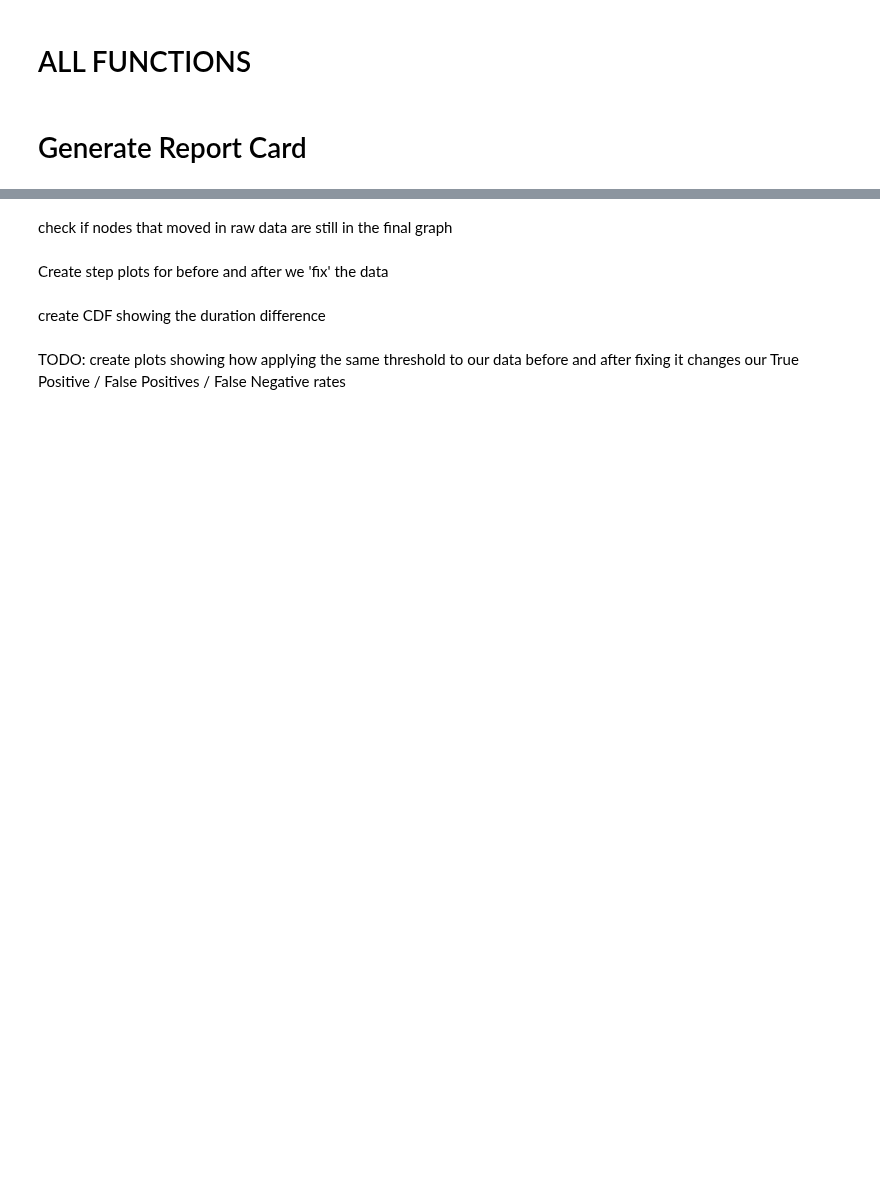
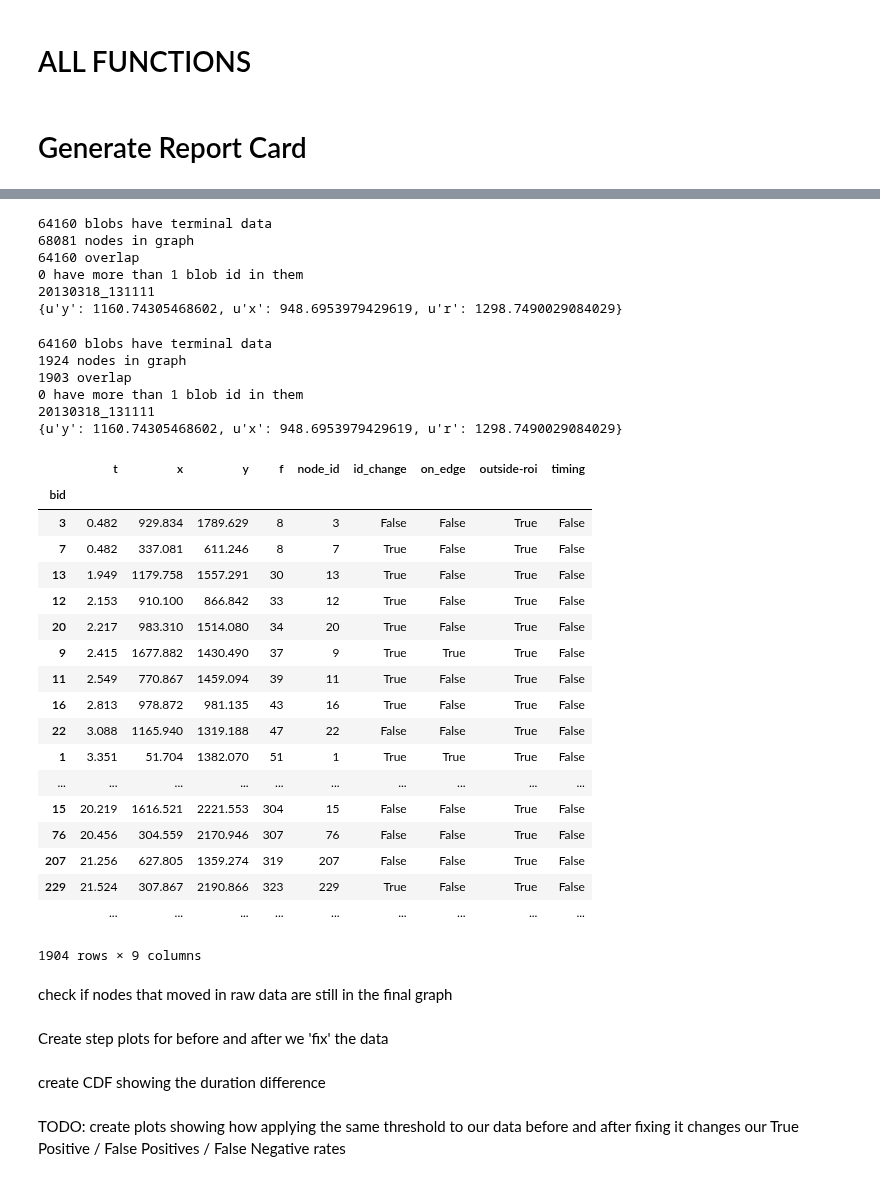
Before and after one commit to amarallab/waldo, a Jupyter notebook: workbooks/report_card.ipynb, the cells around one changed output, grey strips where cells are left out. Drawn from its saved outputs; the diff is of its cells as text; code cells hidden in the pictures; blank space fills up the shorter version.

```diff
--- a/workbooks/report_card.ipynb
+++ b/workbooks/report_card.ipynb
@@ -164,3 +196,41 @@ graph2, rc = report_card.create_report_card(experiment, graph.copy())
+# %%
+starts1, ends1 = report_card.determine_lost_and_found_causes(experiment, graph)
+# %% [output]
+64160 blobs have terminal data
+68081 nodes in graph
+64160 overlap
+0 have more than 1 blob id in them
+20130318_131111
+{u'y': 1160.74305468602, u'x': 948.6953979429619, u'r': 1298.7490029084029}
+# %%
+starts, ends = report_card.determine_lost_and_found_causes(experiment, graph2)
+ends
+# %% [output]
+64160 blobs have terminal data
+1924 nodes in graph
+1903 overlap
+0 have more than 1 blob id in them
+20130318_131111
+{u'y': 1160.74305468602, u'x': 948.6953979429619, u'r': 1298.7490029084029}
+|  | t | x | y | f | node_id | id_change | on_edge | outside-roi | timing |
+| bid |  |  |  |  |  |  |  |  |  |
+| 3 | 0.482 | 929.834 | 1789.629 | 8 | 3 | False | False | True | False |
+| 7 | 0.482 | 337.081 | 611.246 | 8 | 7 | True | False | True | False |
+| 13 | 1.949 | 1179.758 | 1557.291 | 30 | 13 | True | False | True | False |
+| 12 | 2.153 | 910.100 | 866.842 | 33 | 12 | True | False | True | False |
+| 20 | 2.217 | 983.310 | 1514.080 | 34 | 20 | True | False | True | False |
+| 9 | 2.415 | 1677.882 | 1430.490 | 37 | 9 | True | True | True | False |
+| 11 | 2.549 | 770.867 | 1459.094 | 39 | 11 | True | False | True | False |
+| 16 | 2.813 | 978.872 | 981.135 | 43 | 16 | True | False | True | False |
+| 22 | 3.088 | 1165.940 | 1319.188 | 47 | 22 | False | False | True | False |
+| 1 | 3.351 | 51.704 | 1382.070 | 51 | 1 | True | True | True | False |
+| ... | ... | ... | ... | ... | ... | ... | ... | ... | ... |
+| 15 | 20.219 | 1616.521 | 2221.553 | 304 | 15 | False | False | True | False |
+| 76 | 20.456 | 304.559 | 2170.946 | 307 | 76 | False | False | True | False |
+| 207 | 21.256 | 627.805 | 1359.274 | 319 | 207 | False | False | True | False |
+| 229 | 21.524 | 307.867 | 2190.866 | 323 | 229 | True | False | True | False |
+|  | ... | ... | ... | ... | ... | ... | ... | ... | ... |
+1904 rows × 9 columns
 # %%
 #ex_id = '20130614_120518'
 #ex_id = '20130318_131111'
```
Also changed, not shown: parts of 4 cells of this notebook, 4 other files.
